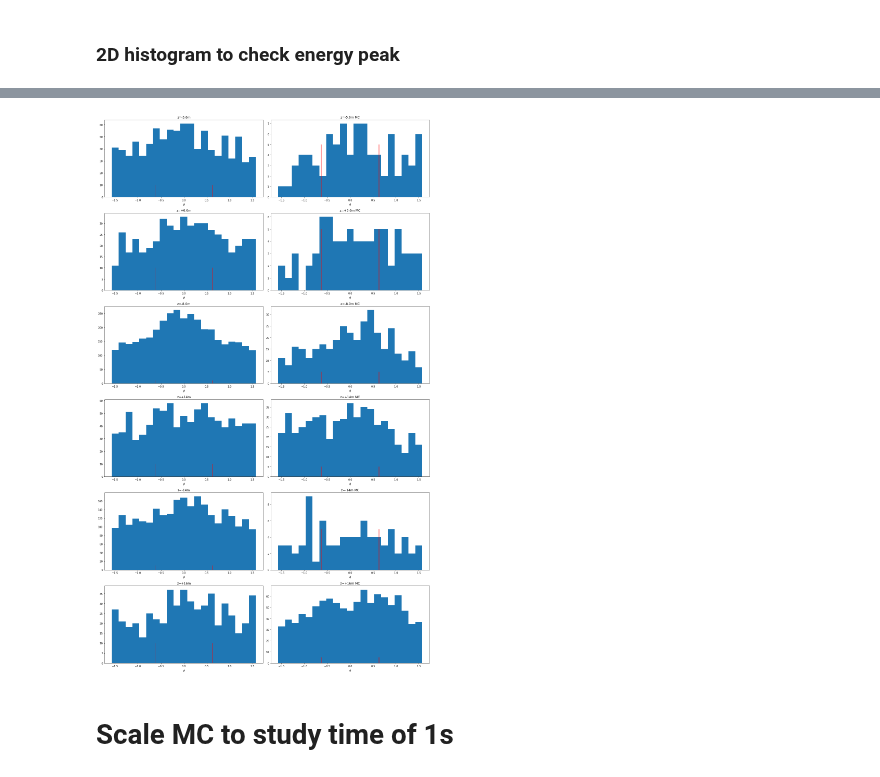
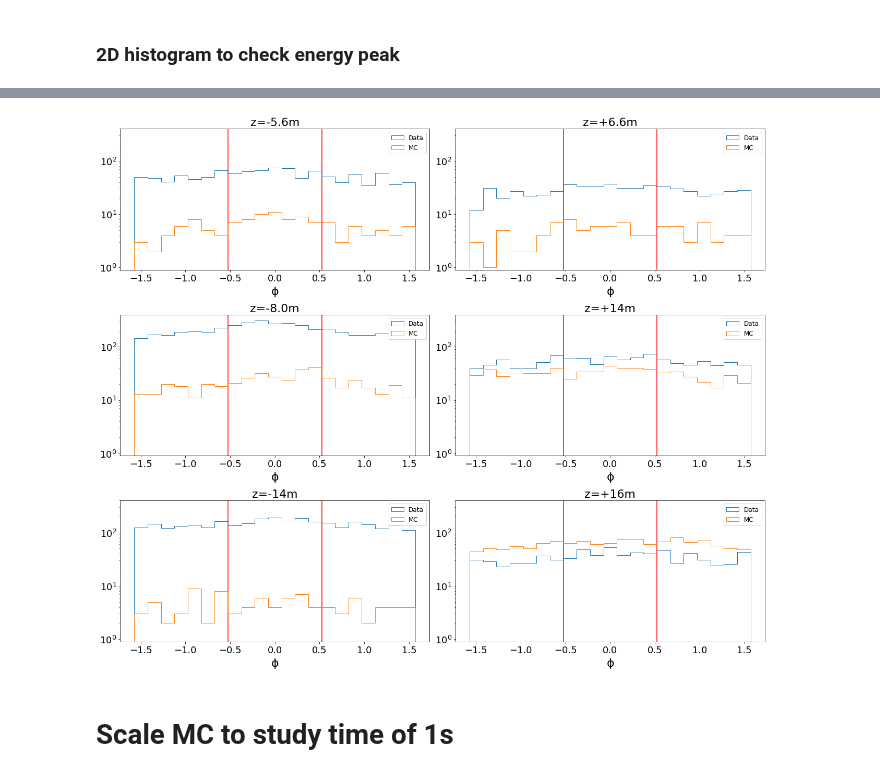
Before and after one commit to jschuel/jeff_workspace, a Jupyter notebook: analysis/phase3/with_sim/Calibrations_and_angular_analysis_final.ipynb, the cells around one changed output, grey strips where cells are left out. Saved outputs shown, nothing was run; the diff lists cells and outputs as text; code cells hidden in the pictures.

```diff
--- a/analysis/phase3/with_sim/Calibrations_and_angular_analysis_final.ipynb
+++ b/analysis/phase3/with_sim/Calibrations_and_angular_analysis_final.ipynb
@@ -667,8 +667,8 @@ Warning in <TFile::Init>: file /home/jeff/data/phase3/spring_2020/05-09-20/geant
 Warning in <TFile::Init>: no keys recovered, file has been made a Zombie
 Warning in <TChain::AddFile>: Adding tree with no entries from file: ~/data/phase3/spring_2020/05-09-20/geant4_simulation/all_events/elepaio/Touschek_LER_all_elepaio2.root
 # %%
-tpcs = data.keys()
 crit = {'palila': 9.0, 'iiwi': 8.8, 'tako': 4.6, 'nene': 5.6, 'elepaio': 6.4, 'humu': 6.4}
+tpcs = crit.keys()
 crit_high = {}
 crit_low = {}
 for tpc in tpcs:
@@ -688,3 +686,6 @@ datamc
+# %%
+crit = {'palila': 9.0, 'iiwi': 8.8, 'tako': 4.6, 'nene': 5.6, 'elepaio': 6.4, 'humu': 6.4}
+b.compute_data_MC_ratios('Cont_inj', E_cut=crit, L = 1)[0]
 # %%
 (datamc_high-datamc)/datamc*15
 # %%
@@ -1263,34 +1265,32 @@ plt.show()
 # %%
 tpcs = ['palila', 'iiwi', 'tako', 'nene', 'elepaio', 'humu']
 pos = ['z=-5.6m', 'z=+6.6m', 'z=-8.0m', 'z=+14m', 'z=-14m', 'z=+16m']
-j=1
+
 i=1
-cut = 70
-plt.figure(figsize = (18,30))
+cut = 50
+plt.figure(figsize = (18,15))
 E_cut = {'palila': cut,'tako': cut,'elepaio': cut,'iiwi': cut, 'nene': cut,'humu': cut}
 #E_cut = {'palila': 65,'tako': 85,'elepaio': 152,'iiwi': 80, 'nene': 150,'humu': 130}
 #E_cut = {'palila': 35, 'tako': 65, 'elepaio': 140, 'iiwi': 75, 'nene': 80, 'humu': 125}
 #E_cut = {'palila': 60, 'tako': 50, 'elepaio': 160, 'iiwi': 50, 'nene': 57, 'humu': 82}
 #E_cut = {'palila': 70, 'tako': 65, 'elepaio': 120, 'iiwi': 75, 'nene': 145, 'humu': 170}
 for tpc in tpcs:
-    plt.subplot(6,2,i)
-    plt.hist(Lumi[tpc].loc[Lumi[tpc]['track_energy']>=E_cut[tpc]]['new_phi'], range = (-np.pi/2,np.pi/2), bins = 21)#, weights = Lumi[tpc]['track_energy'])
-    plt.vlines(-np.pi/5,0,10, color = 'red')
-    plt.vlines(+np.pi/5,0,10, color = 'red')
-    plt.title(pos[j-1])
+    plt.subplot(3,2,i)
+    plt.hist(Lumi[tpc].loc[Lumi[tpc]['track_energy']>=E_cut[tpc]]['new_phi'], histtype = 'step', range = (-np.pi/2,np.pi/2), bins = 21, label = 'Data')#, weights = Lumi[tpc]['track_energy'])
+    plt.vlines(-np.pi/6,0,450, color = 'red')
+    plt.vlines(+np.pi/6,0,450, color = 'red')
+    plt.title(pos[i-1])
     plt.xlabel(r'$\phi$')
-    plt.subplot(6,2,i+1)
-    plt.hist(MC[tpc].loc[MC[tpc]['reco_energy']>=E_cut[tpc]]['new_phi'], range = (-np.pi/2,np.pi/2), bins = 21)#, weights = MC[tpc]['reco_energy'])
-    plt.vlines(-np.pi/5,0,5, color = 'red')
-    plt.vlines(+np.pi/5,0,5, color = 'red')
-    plt.title(pos[j-1] + ' MC')
-    plt.xlabel(r'$\phi$')
-    j+=1
-    i+=2
+    #plt.xlim(-np.pi/6, np.pi/6)
+    plt.hist(MC[tpc].loc[MC[tpc]['reco_energy']>=E_cut[tpc]]['new_phi'], histtype = 'step', range = (-np.pi/2,np.pi/2), bins = 21, label = 'MC')#, weights = MC[tpc]['reco_energy'])
+    i+=1
+    plt.yscale("log")
+    plt.ylim(0.9,400)
+    plt.legend()
 plt.tight_layout()
 plt.show()
 # %% [output]
-[figure, old version]
+[figure, new version]
 # %% [markdown]
 # Scale MC to study time of 1s
 # %%
```
Also changed, not shown: parts of 16 cells of this notebook, 26 other files.
